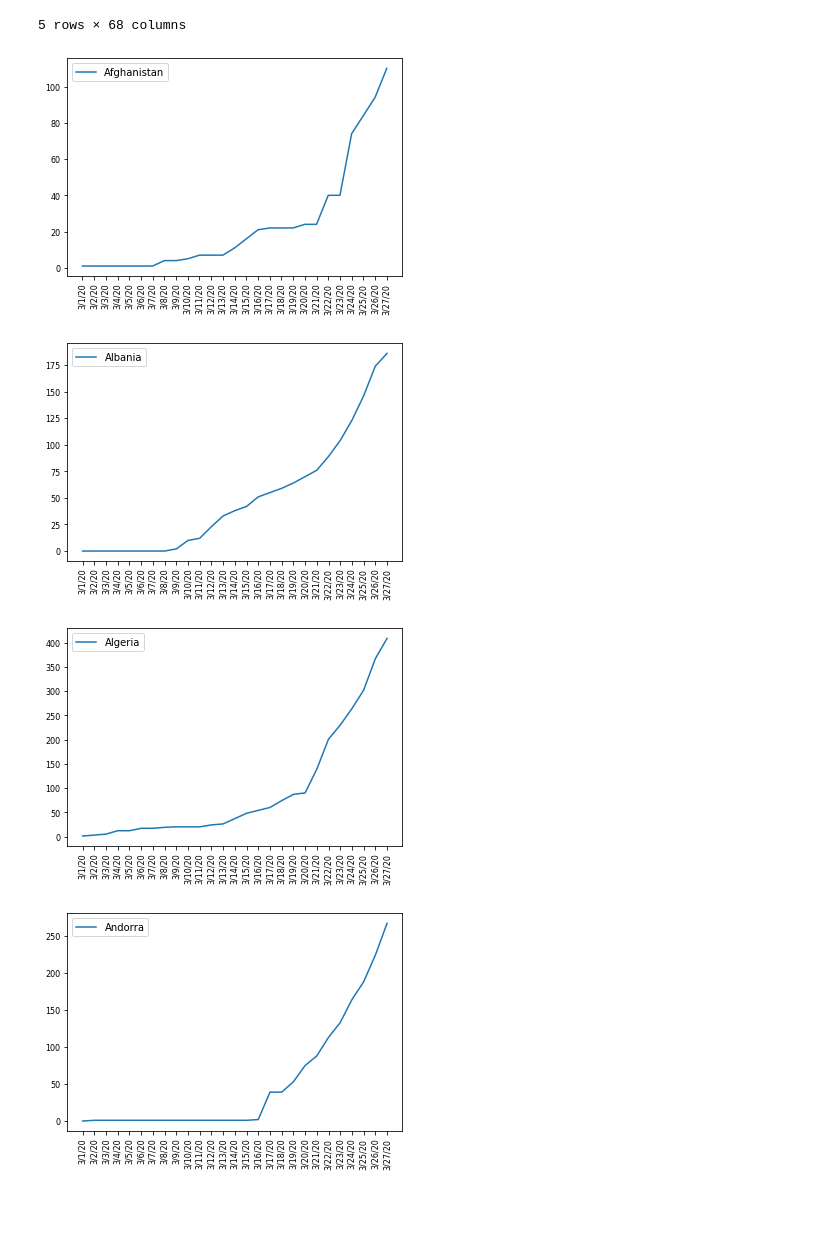
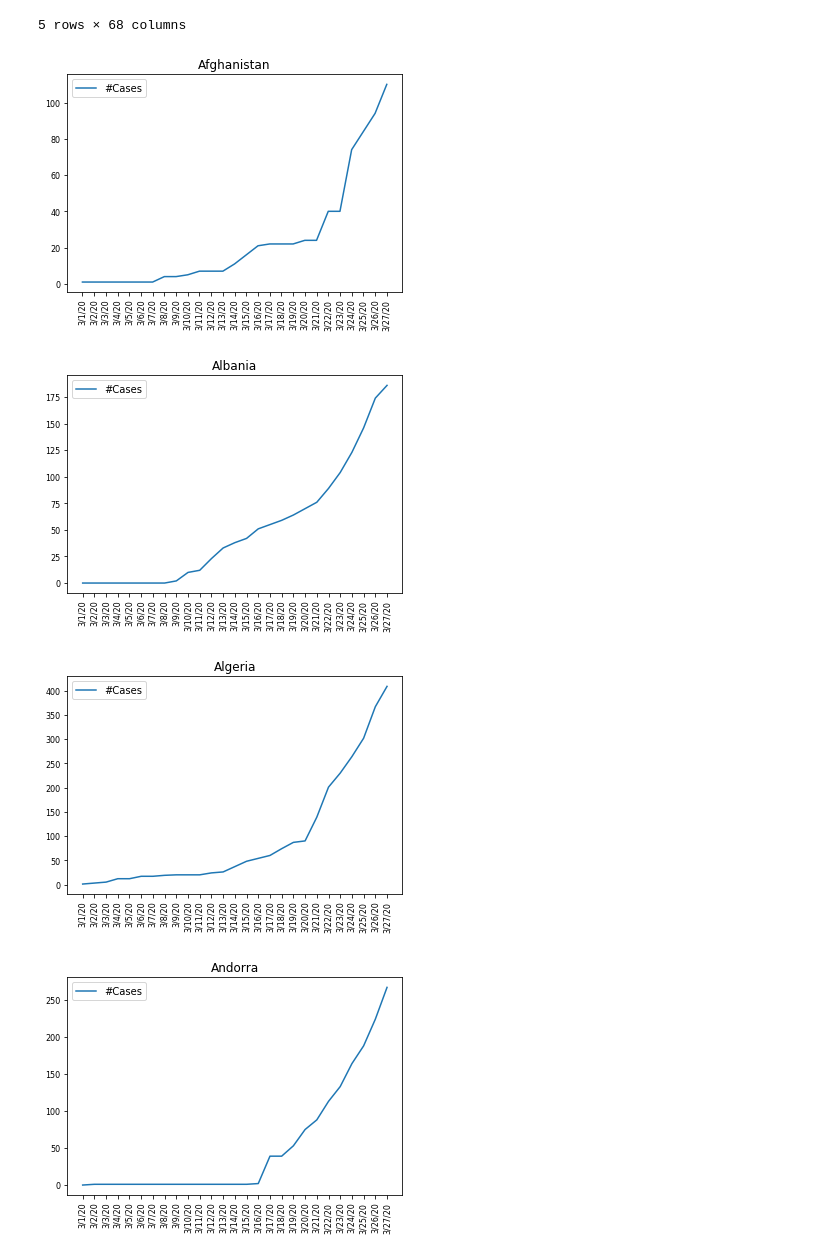
Before and after one commit to madhur-munjal/Covid-19, a Jupyter notebook: COVID-19.ipynb, the cells around one changed output. Drawn from its saved outputs; the diff is of its cells as text; code cells hidden in the pictures; blank space fills up the shorter version.

```diff
--- a/COVID-19.ipynb
+++ b/COVID-19.ipynb
@@ -54,33 +54,34 @@ df.head()
 # %%
 import pandas as pd
 import matplotlib.pyplot as plt
 
 df = pd.read_csv(r'C:\Users\Madhur\Desktop\covid_time2703.csv')
 
 # df = df.groupby('Country/Region').sum()
 
 df = df[df['3/27/20']>100]
 x = df.iloc[:,1:2]
 y = df.iloc[:,43:]
 
 df1 = pd.concat([x,y],axis = 1)
 l = df1['Country/Region'].unique()
 df1 = df1.groupby('Country/Region').sum()
 # df1 = df1[df1['3/27/20']>100]
 # df1.set_index('Country/Region')
 df1 = df1.T
 # df1['Country/Region'] = df['Country/Region'][:-2]
 # df1
 
 for i in l:
     country = i
-    plt.plot(df1.index,df1[country], label = country)
+    plt.plot(df1.index,df1[country], label = '#Cases')
+    plt.title(i)
     plt.xticks(rotation = 90)
     plt.tick_params(axis = 'both', which = 'major', labelsize = 8)
     plt.legend(loc="upper left")
     plt.show()
 # %% [output]
-[figure, old version]
+[figure, new version]
-[figure, old version]
+[figure, new version]
-[figure, old version]
+[figure, new version]
-[figure, old version]
+[figure, new version]
```
Also changed, not shown: parts of 6 cells of this notebook.
